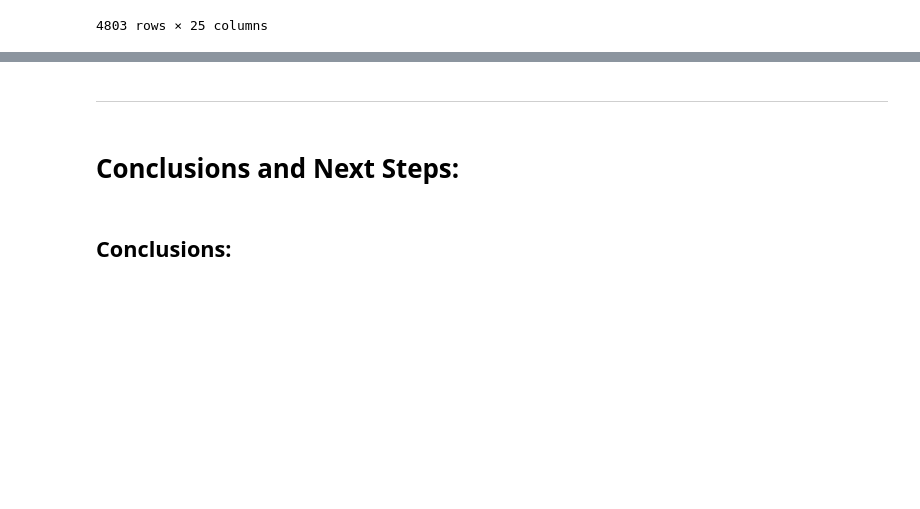
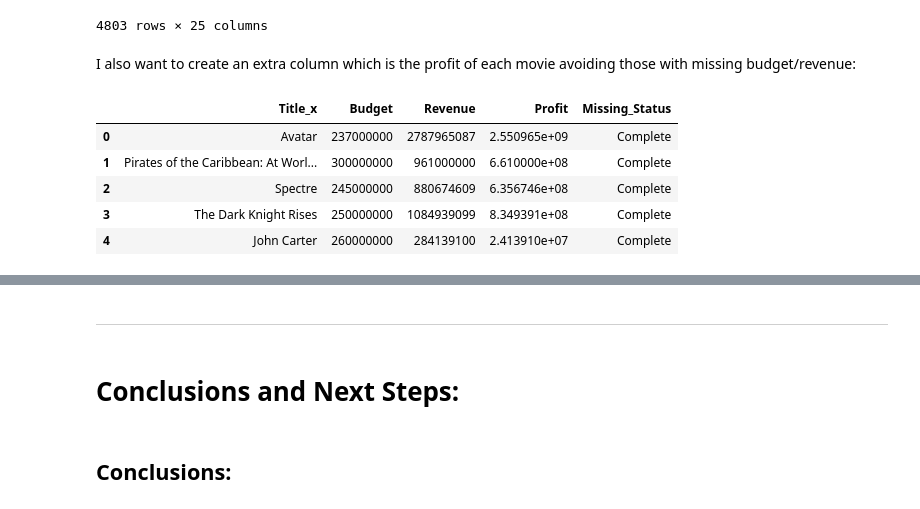
Before and after one commit to JayneLawley/Team1_TMDb_Hackathon_2, a Jupyter notebook: jupyter_notebooks/ETL.ipynb, the cells around one changed output, grey strips where cells are left out. Drawn from its saved outputs; the diff is of its cells as text; code cells hidden in the pictures; blank space fills up the shorter version.

```diff
--- a/jupyter_notebooks/ETL.ipynb
+++ b/jupyter_notebooks/ETL.ipynb
@@ -647,3 +647,26 @@ merged_df
 | 4801 | 0 | [] | http://shanghaicalling.com/ | 126186 | [] | en | Shanghai Calling | When ambitious New York attorney ... | ... |
 | 4802 | 0 | [{"id": 99, "name": "Documentary"}] |  | 25975 | [{"id": 1523, "name": "obsession"... | en | My Date with Drew | Ever since the second grade when ... | ... |
 4803 rows × 25 columns
+# %% [markdown]
+I also want to create an extra column which is the profit of each movie avoiding those with missing budget/revenue:
+# %%
+merged_df['Profit'] = np.where(
+    merged_df['Missing_Status'] == 'Complete',
+    merged_df['Revenue'] - merged_df['Budget'],
+    np.nan
+)
+
+merged_df['Profit'] = merged_df['Profit'].dropna().astype(np.int64)
+
+cols = merged_df.columns.tolist()
+cols.insert(cols.index('Missing_Status'), cols.pop(cols.index('Profit')))
+merged_df = merged_df[cols]
+
+merged_df[['Title_x', 'Budget', 'Revenue', 'Profit', 'Missing_Status']].head()
+# %% [output]
+|  | Title_x | Budget | Revenue | Profit | Missing_Status |
+| 0 | Avatar | 237000000 | 2787965087 | 2.550965e+09 | Complete |
+| 1 | Pirates of the Caribbean: At Worl... | 300000000 | 961000000 | 6.610000e+08 | Complete |
+| 2 | Spectre | 245000000 | 880674609 | 6.356746e+08 | Complete |
+| 3 | The Dark Knight Rises | 250000000 | 1084939099 | 8.349391e+08 | Complete |
+| 4 | John Carter | 260000000 | 284139100 | 2.413910e+07 | Complete |
```
Also changed, not shown: parts of 15 cells of this notebook, 1 other file.
